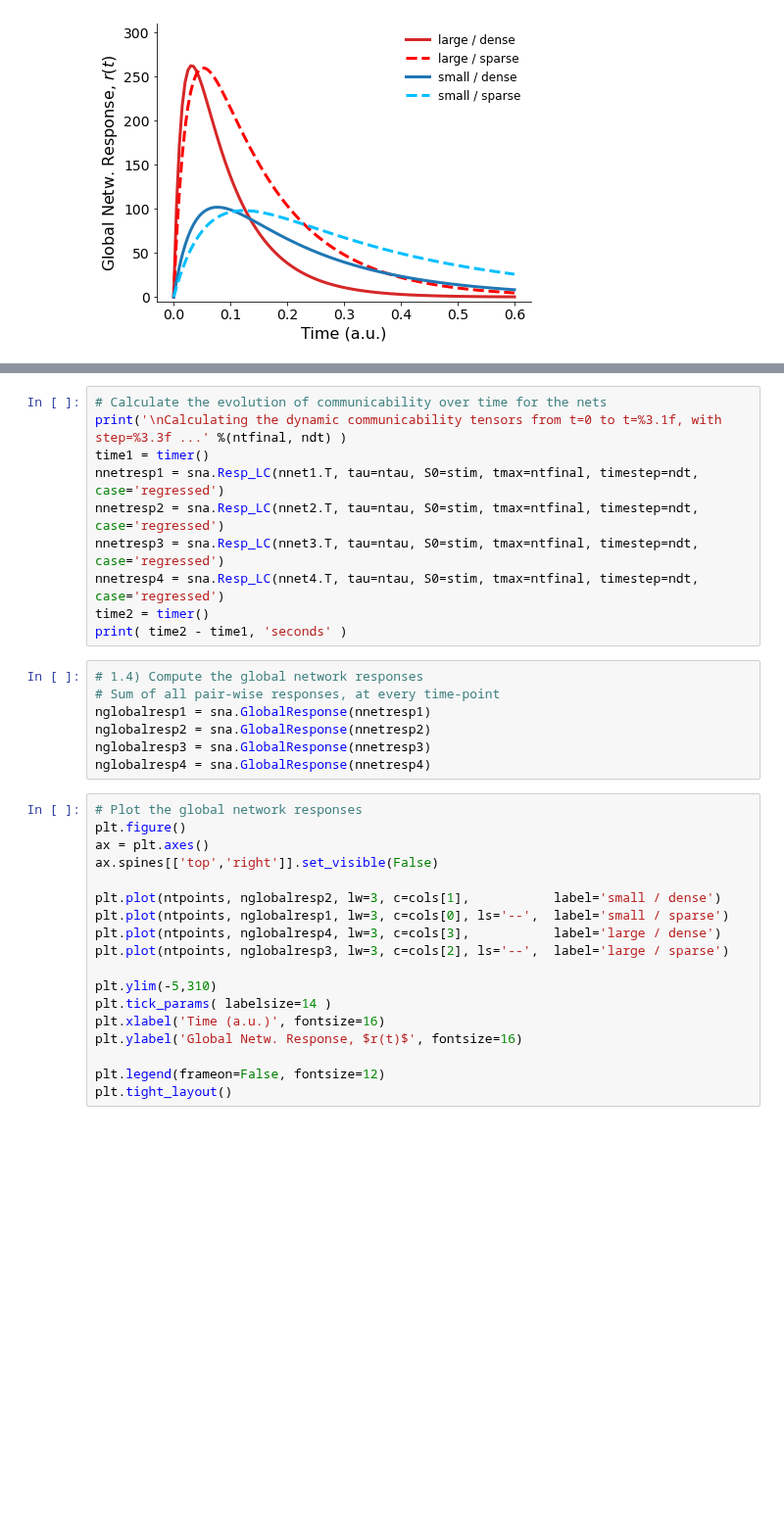
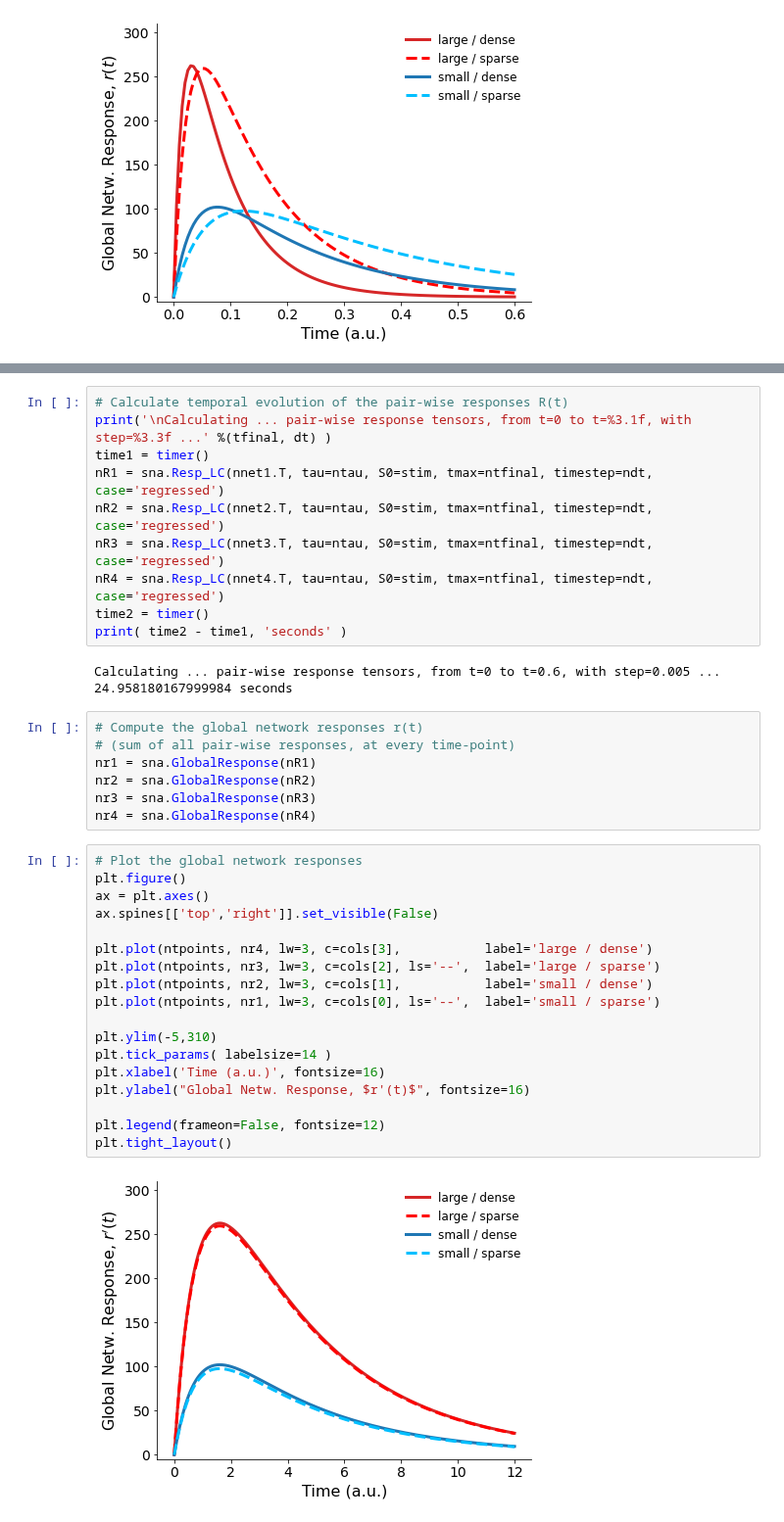
Before and after one commit to mb-BCA/SiReNetA_Tutorials, a Jupyter notebook: Notebooks_Tutorials/4.1_UseCase_CompareNets_Part1.ipynb, the cells around one changed output, grey strips where cells are left out. Shown at 98% size. Drawn from its saved outputs; the diff is of its cells as text; blank space fills up the shorter version.

```diff
--- a/Notebooks_Tutorials/4.1_UseCase_CompareNets_Part1.ipynb
+++ b/Notebooks_Tutorials/4.1_UseCase_CompareNets_Part1.ipynb
@@ -345,36 +363,41 @@ ntau = 0.8
 stim = 1.0
 # %%
-# Calculate the evolution of communicability over time for the nets
-print('\nCalculating the dynamic communicability tensors from t=0 to t=%3.1f, with step=%3.3f ...' %(ntfinal, ndt) )
+# Calculate temporal evolution of the pair-wise responses R(t)
+print('\nCalculating ... pair-wise response tensors, from t=0 to t=%3.1f, with step=%3.3f ...' %(tfinal, dt) )
 time1 = timer()
-nnetresp1 = sna.Resp_LC(nnet1.T, tau=ntau, S0=stim, tmax=ntfinal, timestep=ndt, case='regressed')
-nnetresp2 = sna.Resp_LC(nnet2.T, tau=ntau, S0=stim, tmax=ntfinal, timestep=ndt, case='regressed')
-nnetresp3 = sna.Resp_LC(nnet3.T, tau=ntau, S0=stim, tmax=ntfinal, timestep=ndt, case='regressed')
-nnetresp4 = sna.Resp_LC(nnet4.T, tau=ntau, S0=stim, tmax=ntfinal, timestep=ndt, case='regressed')
+nR1 = sna.Resp_LC(nnet1.T, tau=ntau, S0=stim, tmax=ntfinal, timestep=ndt, case='regressed')
+nR2 = sna.Resp_LC(nnet2.T, tau=ntau, S0=stim, tmax=ntfinal, timestep=ndt, case='regressed')
+nR3 = sna.Resp_LC(nnet3.T, tau=ntau, S0=stim, tmax=ntfinal, timestep=ndt, case='regressed')
+nR4 = sna.Resp_LC(nnet4.T, tau=ntau, S0=stim, tmax=ntfinal, timestep=ndt, case='regressed')
 time2 = timer()
 print( time2 - time1, 'seconds' )
+# %% [output]
+Calculating ... pair-wise response tensors, from t=0 to t=0.6, with step=0.005 ...
+24.958180167999984 seconds
 # %%
-# 1.4) Compute the global network responses
-# Sum of all pair-wise responses, at every time-point
-nglobalresp1 = sna.GlobalResponse(nnetresp1)
-nglobalresp2 = sna.GlobalResponse(nnetresp2)
-nglobalresp3 = sna.GlobalResponse(nnetresp3)
-nglobalresp4 = sna.GlobalResponse(nnetresp4)
+# Compute the global network responses r(t)
+# (sum of all pair-wise responses, at every time-point)
+nr1 = sna.GlobalResponse(nR1)
+nr2 = sna.GlobalResponse(nR2)
+nr3 = sna.GlobalResponse(nR3)
+nr4 = sna.GlobalResponse(nR4)
 # %%
 # Plot the global network responses
 plt.figure()
 ax = plt.axes()
 ax.spines[['top','right']].set_visible(False)
 
-plt.plot(ntpoints, nglobalresp2, lw=3, c=cols[1],           label='small / dense')
-plt.plot(ntpoints, nglobalresp1, lw=3, c=cols[0], ls='--',  label='small / sparse')
-plt.plot(ntpoints, nglobalresp4, lw=3, c=cols[3],           label='large / dense')
-plt.plot(ntpoints, nglobalresp3, lw=3, c=cols[2], ls='--',  label='large / sparse')
+plt.plot(ntpoints, nr4, lw=3, c=cols[3],           label='large / dense')
+plt.plot(ntpoints, nr3, lw=3, c=cols[2], ls='--',  label='large / sparse')
+plt.plot(ntpoints, nr2, lw=3, c=cols[1],           label='small / dense')
+plt.plot(ntpoints, nr1, lw=3, c=cols[0], ls='--',  label='small / sparse')
 
 plt.ylim(-5,310)
 plt.tick_params( labelsize=14 )
 plt.xlabel('Time (a.u.)', fontsize=16)
-plt.ylabel('Global Netw. Response, $r(t)$', fontsize=16)
+plt.ylabel("Global Netw. Response, $r'(t)$", fontsize=16)
 
 plt.legend(frameon=False, fontsize=12)
 plt.tight_layout()
+# %% [output]
+[figure, added]
```
Also changed, not shown: parts of 23 cells of this notebook.
